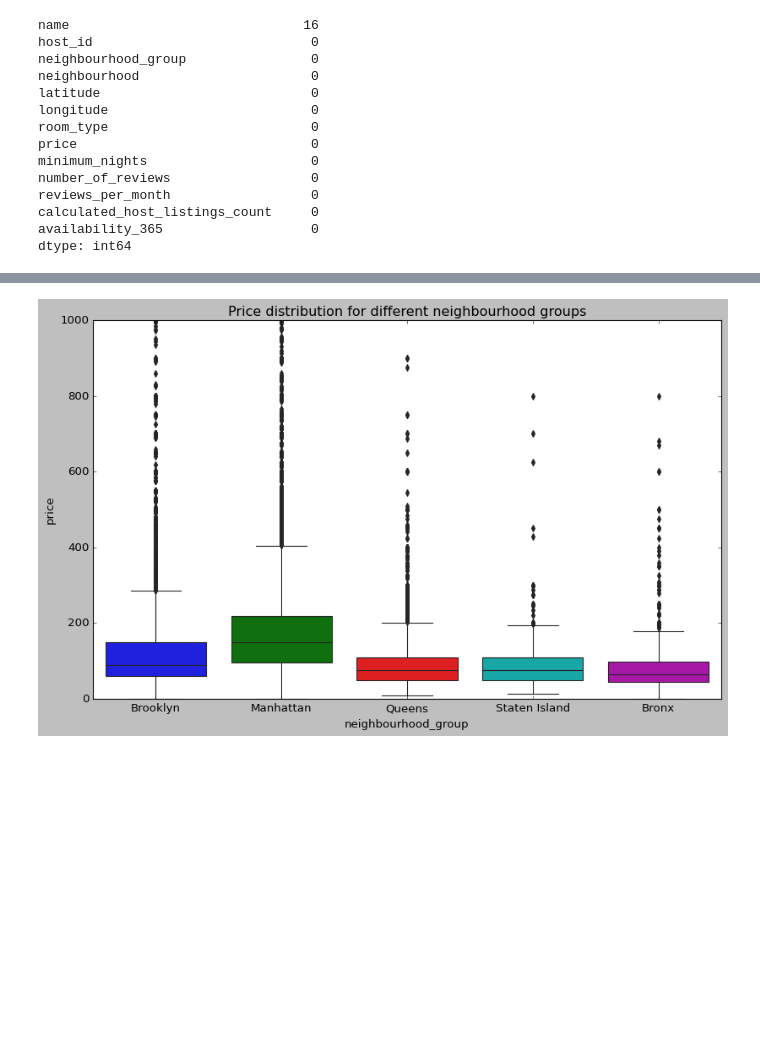
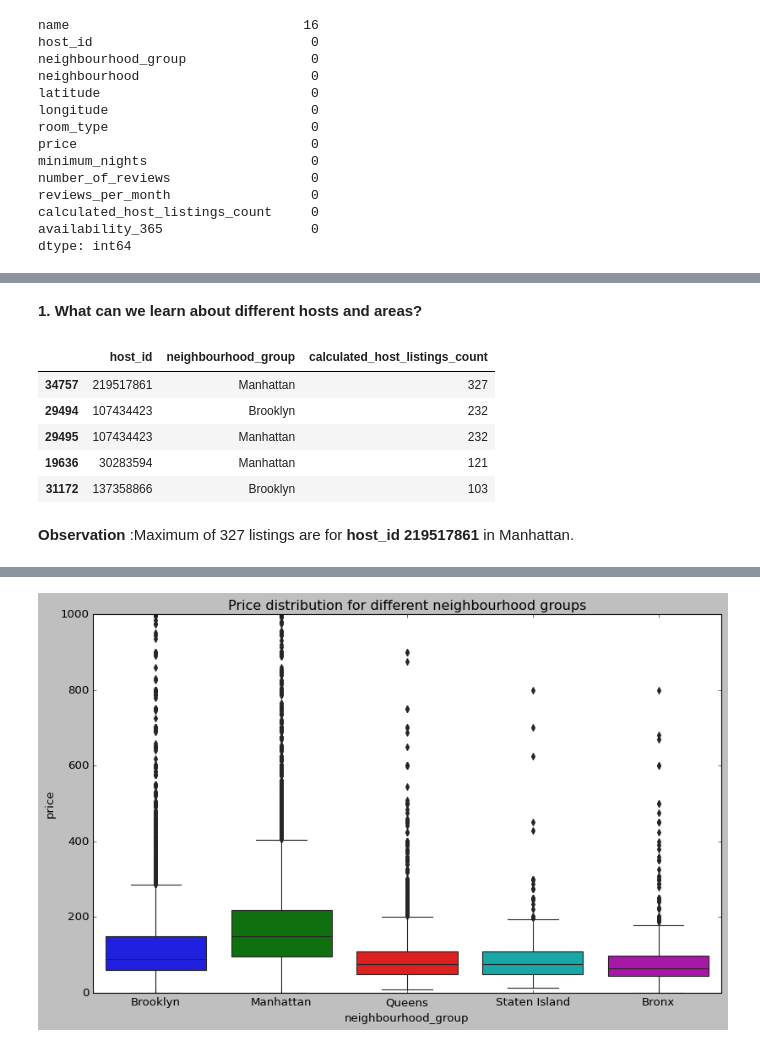
Before and after one commit to sneraikar/Airbnb-Bookings-Analysis, a Jupyter notebook: Airbnb_Bookings_Analysis_Capstone_Project_Solution.ipynb, the cells around one changed output, grey strips where cells are left out. Cells and saved outputs as stored; diff of their text form; code cells hidden in the pictures; blank space fills up the shorter version.

```diff
--- a/Airbnb_Bookings_Analysis_Capstone_Project_Solution.ipynb
+++ b/Airbnb_Bookings_Analysis_Capstone_Project_Solution.ipynb
@@ -291,3 +281,19 @@ plt.pie(df.neighbourhood_group.value_counts(),labels=df.neighbourhood_group.valu
+# %% [markdown]
+**1. What can we learn about different hosts and areas?**
+# %%
+#Hosts having maximum listings on Airbnb in different neighbourhood groups
+hosts_neighbourhood_group=df.groupby(["host_id","neighbourhood_group"])["calculated_host_listings_count"].max().reset_index()
+hosts_neighbourhood_group=hosts_neighbourhood_group.sort_values(by="calculated_host_listings_count",ascending=False).head(5)
+hosts_neighbourhood_group
+# %% [output]
+|  | host_id | neighbourhood_group | calculated_host_listings_count |
+| 34757 | 219517861 | Manhattan | 327 |
+| 29494 | 107434423 | Brooklyn | 232 |
+| 29495 | 107434423 | Manhattan | 232 |
+| 19636 | 30283594 | Manhattan | 121 |
+| 31172 | 137358866 | Brooklyn | 103 |
+# %% [markdown]
+**Observation** :Maximum of 327 listings are for **host_id 219517861** in Manhattan.
 # %%
 plt.figure(figsize=(12,7))
 sns.scatterplot(df.longitude,df.latitude,hue=df.neighbourhood_group)
```
Also changed, not shown: parts of 23 cells of this notebook.
